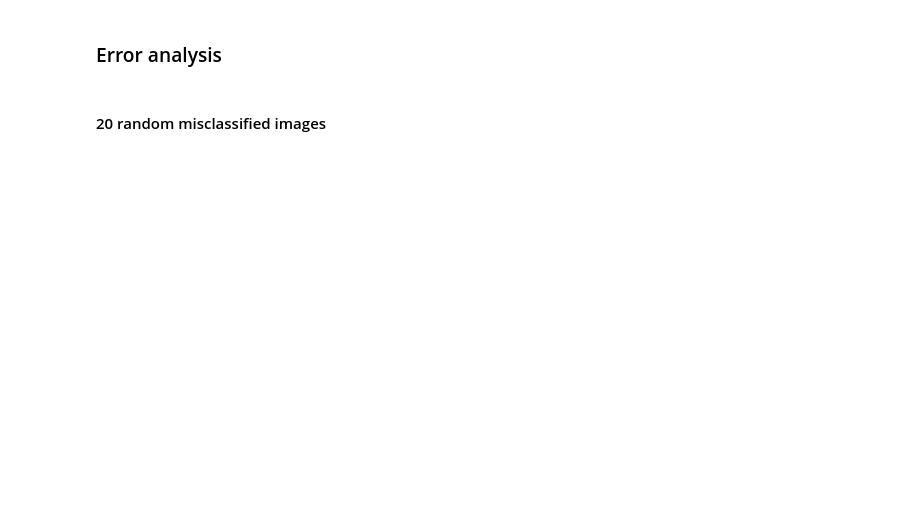
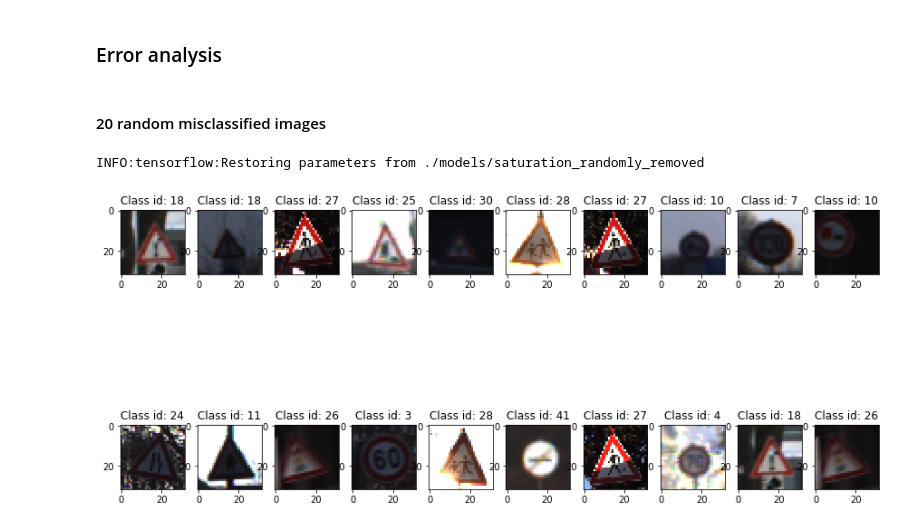
Before and after one commit to koulakis/CarND-Traffic-Sign-Classifier-Project, a Jupyter notebook: Traffic_Sign_Classifier.ipynb, the cells around one changed output. Cells and saved outputs as stored; diff of their text form; code cells hidden in the pictures; blank space fills up the shorter version.

```diff
--- a/Traffic_Sign_Classifier.ipynb
+++ b/Traffic_Sign_Classifier.ipynb
@@ -443,4 +455,4 @@ plot_n_images_per_row(test_images, labeled_test_images, 3)
 with tf.Session() as sess:
     saver.restore(sess, tf.train.latest_checkpoint('./models/'))
 
-    predicted_test_classes = evaluate_tf_variable(sess, predictions, np.array(list(map(scale, test_images))), y_test)
+    predicted_test_classes = evaluate_tf_variable(sess, predictions, np.array(list(map(scale_0_1, test_images))), y_test)
@@ -504,4 +518,4 @@ Looking just at the first row we get `[ 0.34763842,  0.24879643,  0.12789202]`,
 with tf.Session() as sess:
     saver.restore(sess, tf.train.latest_checkpoint('./models/'))
 
-    predicted_probs_test_classes = evaluate_tf_variable(sess, tf.nn.top_k(tf.nn.softmax(logits), k=5), np.array(list(map(scale, test_images))), y_test)
+    predicted_probs_test_classes = evaluate_tf_variable(sess, tf.nn.top_k(tf.nn.softmax(logits), k=5), np.array(list(map(scale_0_1, test_images))), y_test)
@@ -635,12 +653,16 @@ visualize_feature_maps(test_images[4])
 # %%
 with tf.Session() as sess:
         saver.restore(sess, tf.train.latest_checkpoint('./models/'))
-        predicted_classes = evaluate_tf_variable(sess, predictions, X_valid_scaled, y_valid)
+        predicted_classes = evaluate_tf_variable(sess, predictions, X_test_scaled, y_test)
+# %% [output]
+INFO:tensorflow:Restoring parameters from ./models/saturation_randomly_removed
 # %%
 np.random.seed(45)
-sample_errors_idx = np.random.choice(np.argwhere(predicted_classes != y_valid).flatten(), 20)
+sample_errors_idx = np.random.choice(np.argwhere(predicted_classes != y_test).flatten(), 20)
 # %%
-plot_n_images_per_row(X_valid, [(y_valid[idx], idx) for idx in sample_errors_idx], 10)
+plot_n_images_per_row(X_test, [(y_test[idx], idx) for idx in sample_errors_idx], 10)
+# %% [output]
+[figure, added]
 # %%
 plot_n_images_per_row(
     X_train,
```
Also changed, not shown: parts of 26 cells of this notebook, 2 other files.
